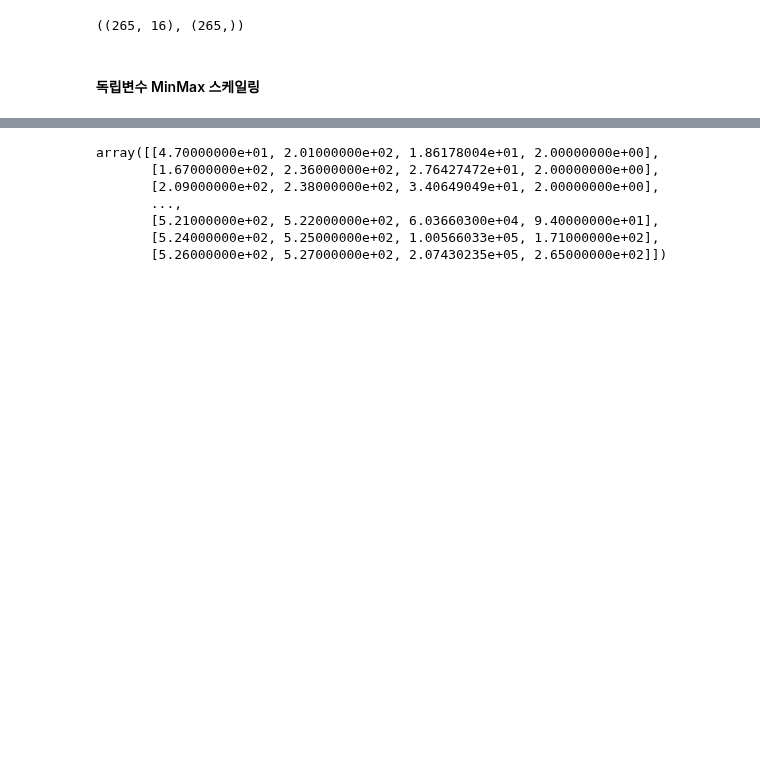
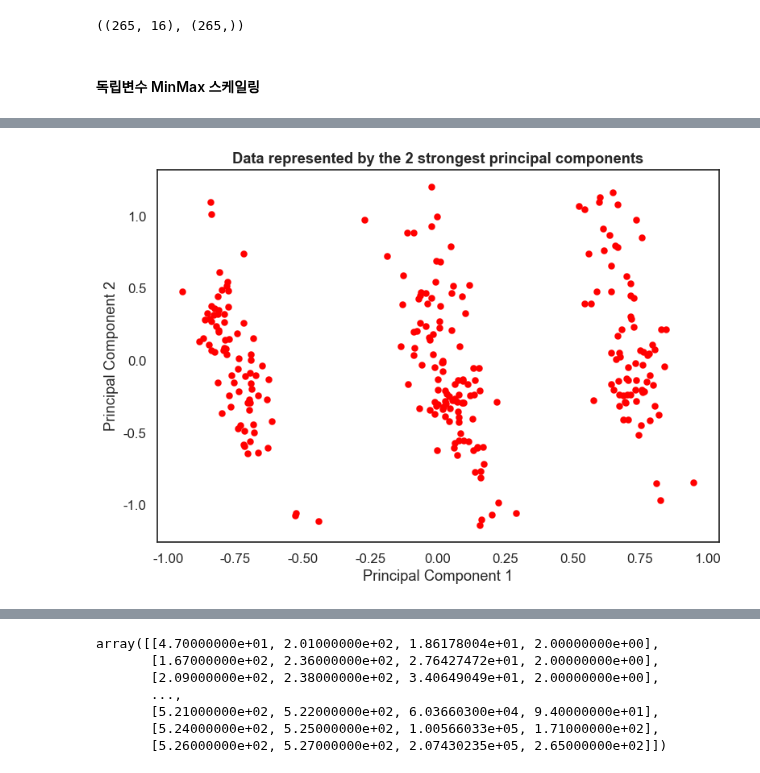
Before and after one commit to yooninsu/SeoulCity_BigData_Campus, a Jupyter notebook: info_gain(면적당시우량)_최종선정.ipynb, the cells around one changed output, grey strips where cells are left out. Saved outputs shown, nothing was run; the diff lists cells and outputs as text; code cells hidden in the pictures; blank space fills up the shorter version.

```diff
--- a/info_gain(면적당시우량)_최종선정.ipynb
+++ b/info_gain(면적당시우량)_최종선정.ipynb
@@ -590,0 +578,2 @@ array([2, 3, 3, 3, 1, 1, 1, 1, 1, 0, 0, 2, 2, 0, 3, 2, 0, 1, 3, 0, 1, 1,
+# %%
+pca_2_result = pca_2.fit_transform(sca_df)
@@ -590,0 +595,10 @@ array([2, 3, 3, 3, 1, 1, 1, 1, 1, 0, 0, 2, 2, 0, 3, 2, 0, 1, 3, 0, 1, 1,
+# %%
+sb.set(style='white', rc={'figure.figsize':(9,6)},font_scale=1.1)
+
+plt.scatter(x=pca_2_result[:, 0], y=pca_2_result[:, 1], color='red',lw=0.1)
+plt.xlabel('Principal Component 1')
+plt.ylabel('Principal Component 2')
+plt.title('Data represented by the 2 strongest principal components',fontweight='bold')
+plt.show()
+# %% [output]
+[figure, added]
```
Also changed, not shown: parts of 117 cells of this notebook, 4 other files.
